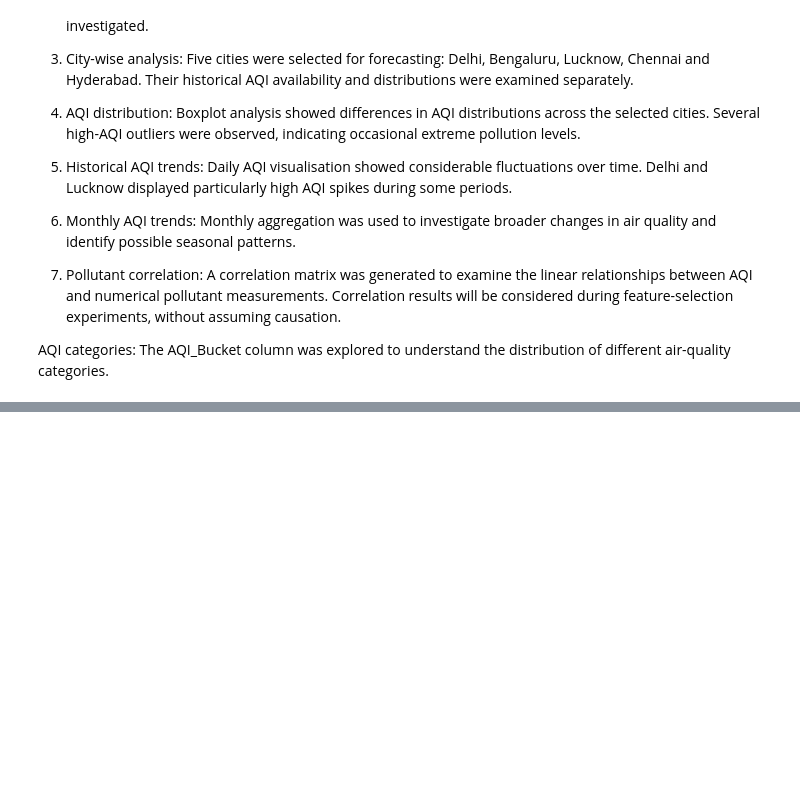
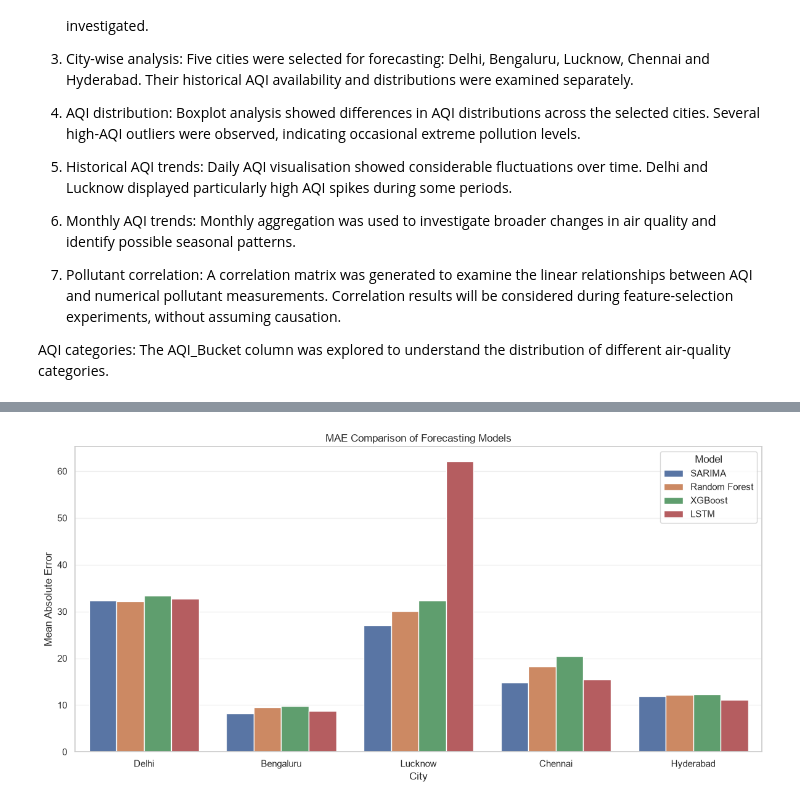
Before and after one commit to hammadhussain0811-crypto/AQI-Forecasting-System, a Jupyter notebook: notebooks/01_eda.ipynb, the cells around one changed output, grey strips where cells are left out. Saved outputs shown, nothing was run; the diff lists cells and outputs as text; code cells hidden in the pictures; blank space fills up the shorter version.

```diff
--- a/notebooks/01_eda.ipynb
+++ b/notebooks/01_eda.ipynb
@@ -509,0 +1287,23 @@ AQI categories: The AQI_Bucket column was explored to understand the distributio
+# %%
+
+import matplotlib.pyplot as plt
+import seaborn as sns
+
+plt.figure(figsize=(12, 6))
+
+sns.barplot(
+    data=all_model_results,
+    x="City",
+    y="MAE",
+    hue="Model"
+)
+
+plt.title("MAE Comparison of Forecasting Models")
+plt.xlabel("City")
+plt.ylabel("Mean Absolute Error")
+plt.legend(title="Model")
+plt.grid(axis="y", alpha=0.3)
+plt.tight_layout()
+plt.show()
+# %% [output]
+[figure, added]
```
Also changed, not shown: parts of 46 cells of this notebook, 33 other files.
